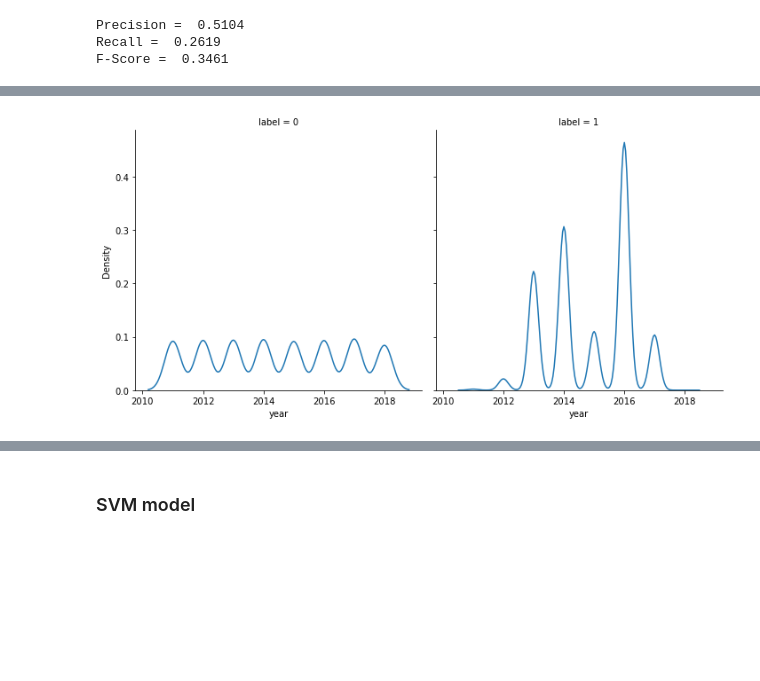
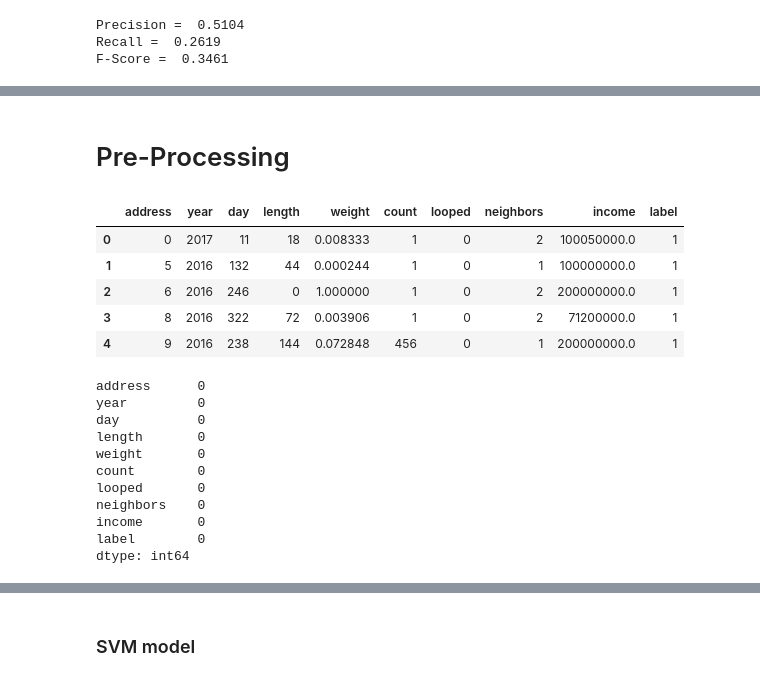
Before and after one commit to SDAIA-T5-Projects/-Ransomware-Transactions-Detection, a Jupyter notebook: Code/Project_update.ipynb, the cells around one changed output, grey strips where cells are left out. Saved outputs shown, nothing was run; the diff lists cells and outputs as text; code cells hidden in the pictures; blank space fills up the shorter version.

```diff
--- a/Code/Project_update.ipynb
+++ b/Code/Project_update.ipynb
@@ -327,5 +285,2 @@ sns.pairplot(df_new, hue='label');
-# %%
-#Ransomware and white distribution over years
-sns.displot(data=df_new, x="year", col="label", kind="kde");
-# %% [output]
-[figure, removed]
+# %% [markdown]
+# Pre-Processing
@@ -331,0 +291,17 @@ sns.displot(data=df_new, x="year", col="label", kind="kde");
+# %%
+#change address to numerical (preprocessing.LabelEncoder())
+# label_encoder = preprocessing.LabelEncoder()
+# df_Temp['address']=label_encoder.fit_transform(df_Temp['address'])
+# df_Temp.head()
+
+
+label_encoder = preprocessing.LabelEncoder()
+df_new['address']=label_encoder.fit_transform(df_new['address'])
+df_new.head()
+# %% [output]
+|  | address | year | day | length | weight | count | looped | neighbors | income | label |
+| 0 | 0 | 2017 | 11 | 18 | 0.008333 | 1 | 0 | 2 | 100050000.0 | 1 |
+| 1 | 5 | 2016 | 132 | 44 | 0.000244 | 1 | 0 | 1 | 100000000.0 | 1 |
+| 2 | 6 | 2016 | 246 | 0 | 1.000000 | 1 | 0 | 2 | 200000000.0 | 1 |
+| 3 | 8 | 2016 | 322 | 72 | 0.003906 | 1 | 0 | 2 | 71200000.0 | 1 |
+| 4 | 9 | 2016 | 238 | 144 | 0.072848 | 456 | 0 | 1 | 200000000.0 | 1 |
@@ -331,0 +326,14 @@ sns.displot(data=df_new, x="year", col="label", kind="kde");
+# %%
+(np.isnan(df_new) == True).sum()
+# %% [output]
+address      0
+year         0
+day          0
+length       0
+weight       0
+count        0
+looped       0
+neighbors    0
+income       0
+label        0
+dtype: int64
```
Also changed, not shown: parts of 48 cells of this notebook.
